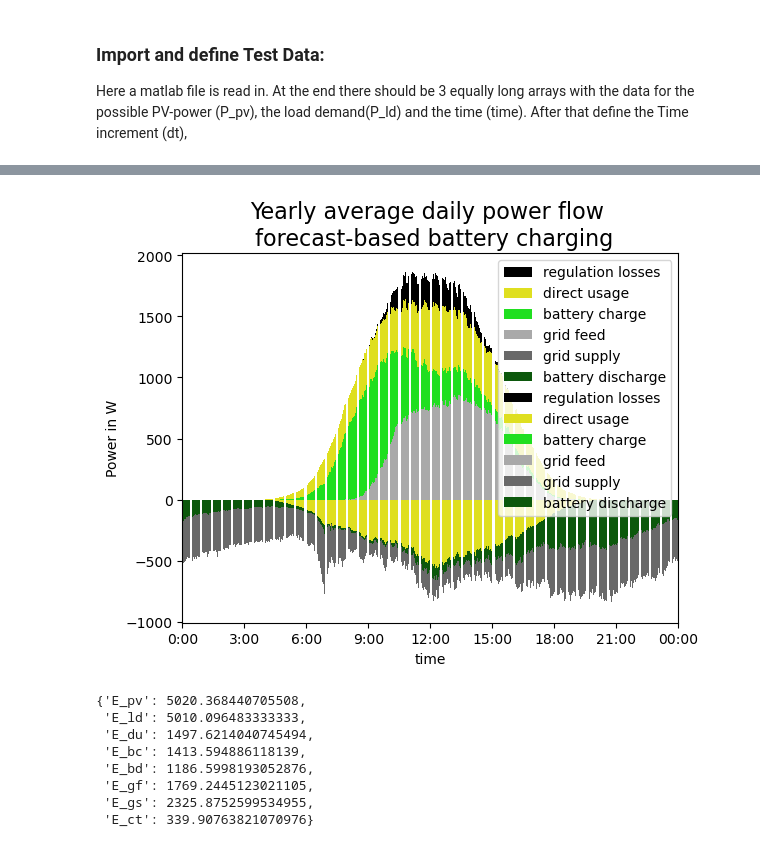
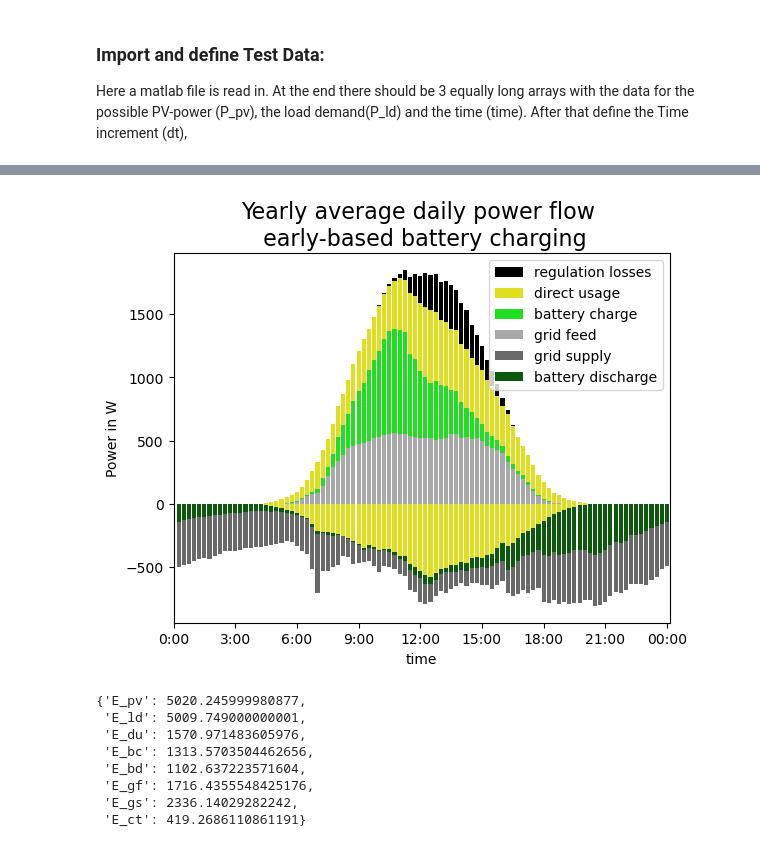
Before and after one commit to ttjaden/pvprog, a Jupyter notebook: src/documentation.ipynb, the cells around one changed output, grey strips where cells are left out. Saved outputs shown, nothing was run; the diff lists cells and outputs as text; code cells hidden in the pictures.

```diff
--- a/src/documentation.ipynb
+++ b/src/documentation.ipynb
@@ -132,18 +132,20 @@ p_pv1=results['p_pv']
 time=[]
 P_ld=[]
 p_pv=[]
-for t in range(0,len(p_pv1),15): #here we only take values every 15 min. It works with everything smaller than that.
-    p_pv.append(p_pv1[t:t+14].mean())
-    P_ld.append(P_ld1[t:t+14].mean())
+minutes=15
+for t in range(0,len(p_pv1),minutes): #here we only take values every 15 min. It works with everything smaller than that.
+    p_pv.append(p_pv1[t:t+minutes-1].mean())
+    P_ld.append(P_ld1[t:t+minutes-1].mean())
     time.append(time1[t][0])
+
 p_pv=np.array(p_pv)
 P_ld=np.array(P_ld)
 time=np.array(time)
 P_stc=5 # nominal power of the PV generator in kWp
 C_bu=5 # usable storage capacity of the battery storage in kWh
 P_inv=2.5# nominal power of the battery inverter in kW
-p_gfl=0.5# specific feed-in limit in kW/kWp (e.g. 50% feed-in limit of the KfW program)
-dt=60*15 # time increment in s
+p_gfl=0.3# specific feed-in limit in kW/kWp (e.g. 50% feed-in limit of the KfW program)
+dt=60*minutes # time increment in s
 eta_batt=0.95# efficiency of the lithium battery storage (without AC/DC conversion)
 eta_inv=0.94# efficiency of the battery inverter
 tf_past=3# Look-back time window of the PV forecast in h
@@ -166,8 +168,8 @@ a,v,pf,eb=test.simu_erg(P_pv,P_ld,P_b)
 pfm= pd.DataFrame()
 vars=['P_pv','P_ld','P_du','P_bc','P_bd','P_gf','P_gs','P_ct']
 for i in range(0,8):
-    pfm[vars[i]]=np.mean(np.reshape(pf[vars[i]],(1440,365),order='F'),1)
-pfm['time']=range(1,1441)
+    pfm[vars[i]]=np.mean(np.reshape(pf[vars[i]],(int(1440/minutes),365),order='F'),1)
+pfm['time']=range(1,int(1440/minutes+1))
 pfm['P_cta']=pfm['P_ct']+pfm['P_du']+pfm['P_bc']+pfm['P_gf']
 pfm['P_dua']=pfm['P_du']+pfm['P_bc']+pfm['P_gf']
 pfm['P_bca']=pfm['P_bc']+pfm['P_gf']
@@ -188,7 +190,7 @@ s7 = sns.barplot(x='time',y = 'P_du', data = pfm, color = 'yellow')
 plt.title('Yearly average daily power flow \n early-based battery charging', fontsize=16)
 s1.legend()
 #add axis titles
-plt.xticks(range(-1,96,12),['0:00','3:00','6:00','9:00','12:00','15:00','18:00','21:00','00:00'])
+plt.xticks(range(-1,int(1440/minutes),int(1440/minutes/8)),['0:00','3:00','6:00','9:00','12:00','15:00','18:00','21:00','00:00'])
 plt.ylabel('Power in W')
 plt.show()
 eb
@@ -206,8 +208,7 @@ eb
 #calculation for forcast-based battery charging
 P_b=np.zeros(len(time))
 soc=np.zeros(len(time))
-p_pvf=test.prog4pv(time,p_pv)
-P_pvf=p_pvf*P_stc*1000
+P_pvf=test.prog4pv(time,P_pv)
 P_ldf,time_f = test.prog4ld(time,P_ld)
 P_d=P_pv-P_ld
 P_df=P_pvf-P_ldf
@@ -220,4 +221,4 @@ if C_bu>0:
             P_bf,P_dfsel=test.batt_prog(t,P_df,soc)
         P_b[t]=test.err_ctrl(t,P_d,P_dfsel,P_bf)
         P_b[t],soc[t]=test.batt_sim(P_b[t],soc[t-1])
-a,v,pf,eb,E_pv,E_ld,E_du,E_bc,E_bd,E_gf,E_gs,E_ct,a1,v1=test.simu_erg(P_pv,P_ld,P_b)
+a,v,pf,eb=test.simu_erg(P_pv,P_ld,P_b)
@@ -250,41 +225,40 @@ eb
 # %%
 pfm= pd.DataFrame()
 vars=['P_pv','P_ld','P_du','P_bc','P_bd','P_gf','P_gs','P_ct']
 for i in range(0,8):
-    pfm[vars[i]]=np.mean(np.reshape(pf[vars[i]],(1440,365),order='F'),1)
-pfm['time']=range(1,1441)
+    pfm[vars[i]]=np.mean(np.reshape(pf[vars[i]],(int(1440/minutes),365),order='F'),1)
+pfm['time']=range(1,int(1440/minutes+1))
 pfm['P_cta']=pfm['P_ct']+pfm['P_du']+pfm['P_bc']+pfm['P_gf']
 pfm['P_dua']=pfm['P_du']+pfm['P_bc']+pfm['P_gf']
 pfm['P_bca']=pfm['P_bc']+pfm['P_gf']
 
 
 pfm['P_gs']=-pfm['P_gs']-pfm['P_bd']-pfm['P_du']
 pfm['P_bd']=-pfm['P_bd']-pfm['P_du']
 pfm['P_du']=-pfm['P_du']
 sns.reset_defaults()
 s1 = sns.barplot(x='time',y = 'P_cta',data = pfm, color = 'black',label='regulation losses')
 s2 = sns.barplot(x='time',y = 'P_dua', data = pfm, color = 'yellow',label='direct usage')
 s3 = sns.barplot(x='time',y = 'P_bca', data = pfm, color = 'lime',label='battery charge')
 s4 = sns.barplot(x='time',y = 'P_gf', data = pfm, color = 'darkgrey',label='grid feed')
 s5 = sns.barplot(x='time',y = 'P_gs', data = pfm, color = 'dimgrey',label='grid supply')
 s6 = sns.barplot(x='time',y = 'P_bd', data = pfm, color = 'darkgreen',label='battery discharge')
 s7 = sns.barplot(x='time',y = 'P_du', data = pfm, color = 'yellow')
 
-plt.title('Yearly average daily power flow \n forecast-based battery charging', fontsize=16)
+plt.title('Yearly average daily power flow \n early-based battery charging', fontsize=16)
 s1.legend()
 #add axis titles
-plt.xticks(range(-1,1440,180),['0:00','3:00','6:00','9:00','12:00','15:00','18:00','21:00','00:00'])
+plt.xticks(range(-1,int(1440/minutes),int(1440/minutes/8)),['0:00','3:00','6:00','9:00','12:00','15:00','18:00','21:00','00:00'])
 plt.ylabel('Power in W')
-#plt.legend(labels=["regulation losses","direct usage","battery charge","grid feed-in","grid supply","battery discharge","direct use"])
 plt.show()
 eb
 # %% [output]
-[figure, old version]
+[figure, new version]
-{'E_pv': 5020.368440705508,
- 'E_ld': 5010.096483333333,
- 'E_du': 1497.6214040745494,
- 'E_bc': 1413.594886118139,
- 'E_bd': 1186.5998193052876,
- 'E_gf': 1769.2445123021105,
- 'E_gs': 2325.8752599534955,
- 'E_ct': 339.90763821070976}
+{'E_pv': 5020.245999980877,
+ 'E_ld': 5009.749000000001,
+ 'E_du': 1570.971483605976,
+ 'E_bc': 1313.5703504462656,
+ 'E_bd': 1102.637223571604,
+ 'E_gf': 1716.4355548425176,
+ 'E_gs': 2336.14029282242,
+ 'E_ct': 419.2686110861191}
```
Also changed, not shown: parts of 4 cells of this notebook.
